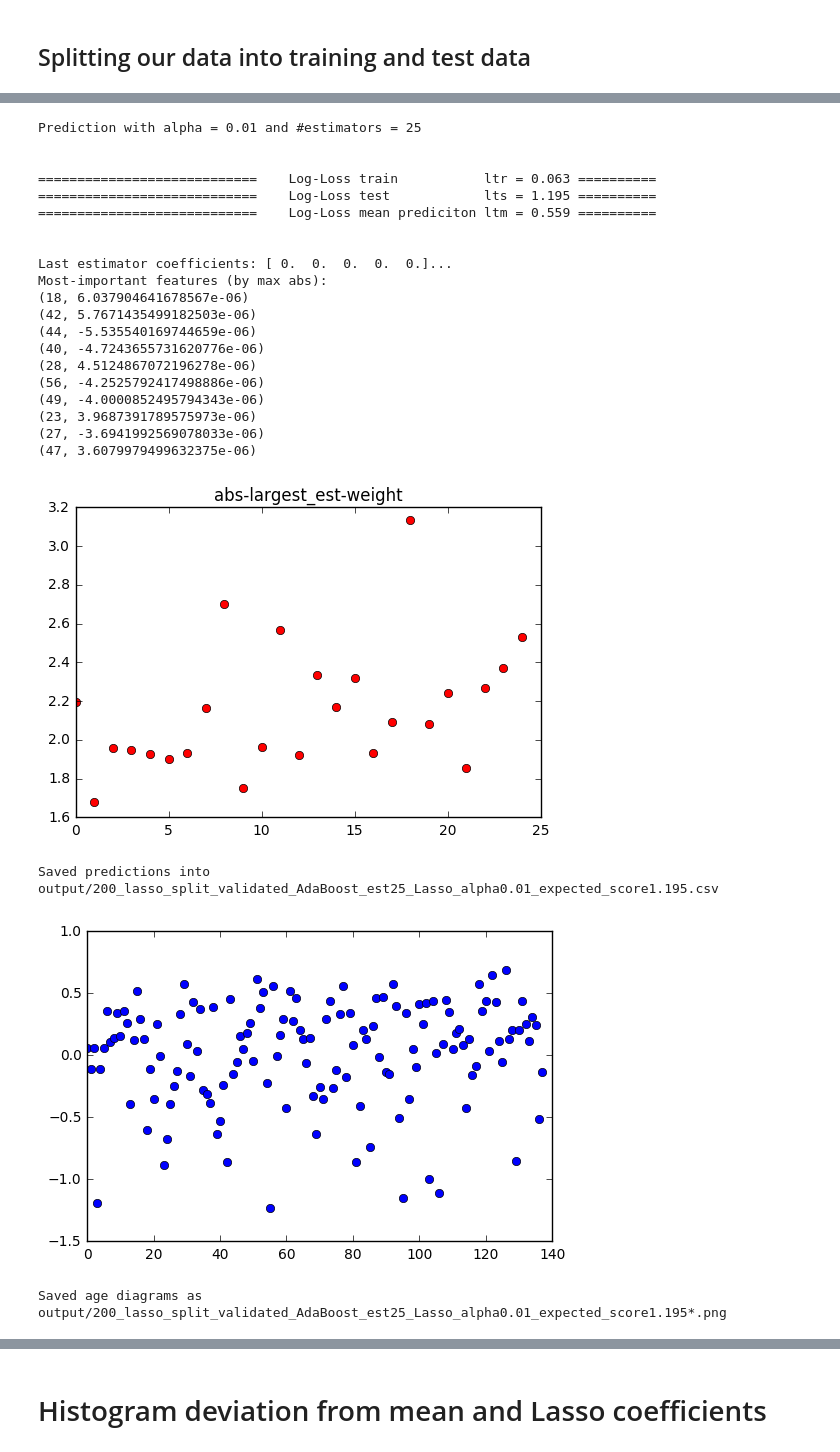
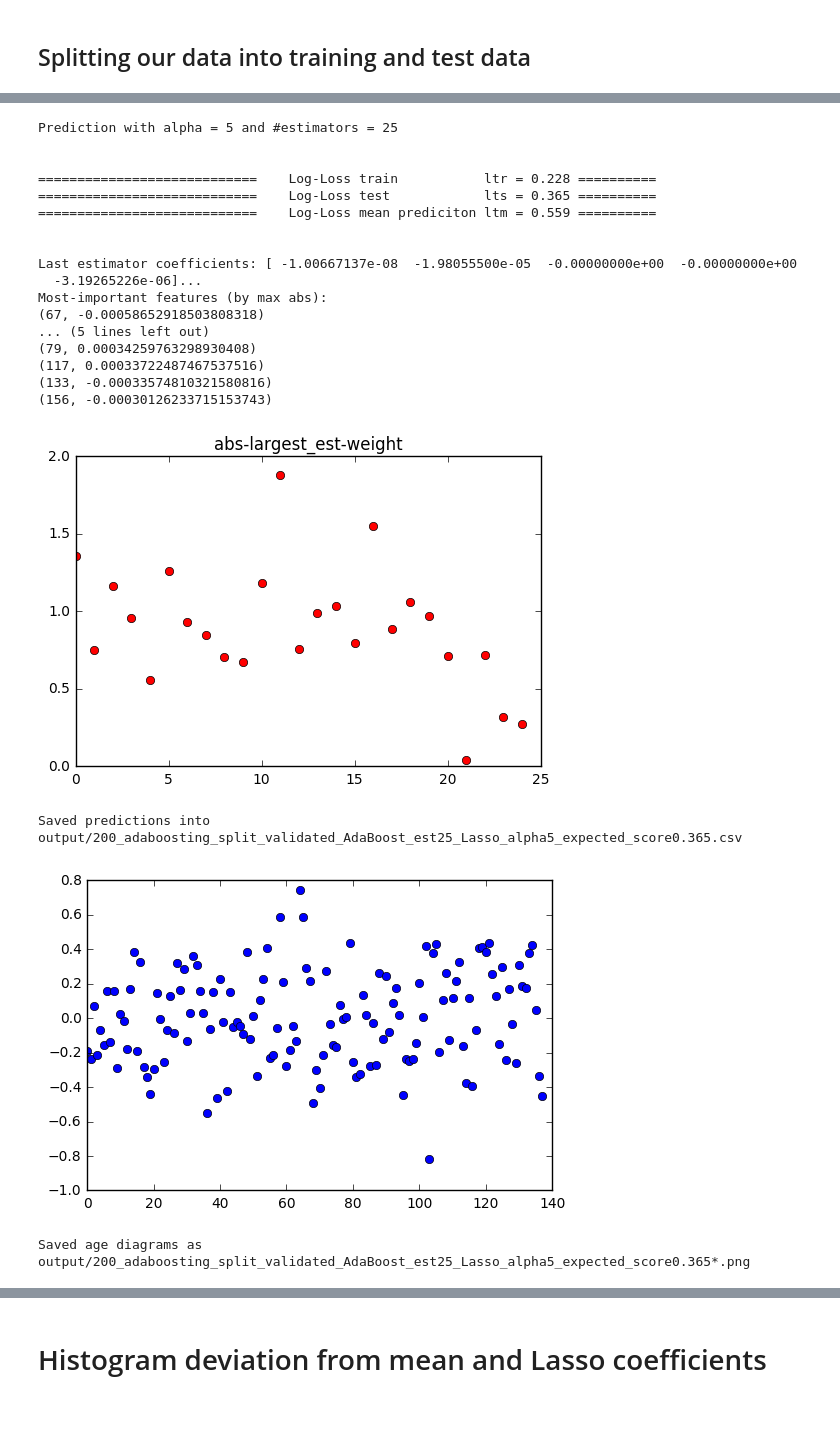
Before and after one commit to GollyTicker/orel-ml, a Jupyter notebook: validated-Statistics-Percentile-Hists.ipynb, the cells around one changed output, grey strips where cells are left out. Drawn from its saved outputs; the diff is of its cells as text; code cells hidden in the pictures; blank space fills up the shorter version.

```diff
--- a/validated-Statistics-Percentile-Hists.ipynb
+++ b/validated-Statistics-Percentile-Hists.ipynb
@@ -51,29 +47,25 @@ x = None
 x_t = None
 # %%
 space = 200 # 200 # 50 is smooth, 200 is a bit more noisy
-nPercentiles = 20
-margAxis = "X"
-nMarginals = mriX # marginalize along x-axis
-bStat = 7
-bins = np.linspace(1,1900,space)
-sbins = bins[:-1]+(bins[1]-bins[0])/2.0#bins used to plot the data
-iMarginals = bStat + nPercentiles
-iHist = iMarginals + nMarginals
-ds = iHist + space-1 # sum,sum2,sum3,avg,var,mode, numper of percentiles and histogram
 
-name = "output/"+str(space)+"_lasso_split_validated"
+name = "output/"+str(space)+"_adaboosting_split_validated"
 #fname = "mean_std_hist120_scale1.npy"
 #fname = "mean_std_hist500_scale1.npy"
 fname = "statistics_diff_hist" + str(space) + ".npy"
 fnameMeanHist = "mean_hist" + str(space) + ".npy"
-fnameMeanMarginals = "mean_marginals_"+str(margAxis)+".npy"
 
 xa = np.load(fname)
 x = xa[0:n_max,:]
 x_t = xa[n_max:,:]
+nPercentiles = 20
+bStat = 7
+bins = np.linspace(1,1900,space)
+sbins = bins[:-1]+(bins[1]-bins[0])/2.0#bins used to plot the data
+ds = bStat + nPercentiles + space-1 # sum,sum2,sum3,avg,var,mode, numper of percentiles and histogram
+iHist = bStat + nPercentiles
 
 # plotting util
-def plot3D(matrix,age,health,save_as=None,small=True,showbins=sbins):
+def plot3D(matrix,age,health,save_as=None,small=True):
   plt.clf()
   fig = plt.figure()
   if small is not True:
@@ -81,8 +73,8 @@ def plot3D(matrix,age,health,save_as=None,small=True,showbins=sbins):
   ax = fig.gca(projection='3d')
   for i in range(0,len(matrix)):
       Z = matrix[i] # Nvoxels
-      Y = showbins# intensity
-      X = showbins*0+age[i] # age
+      Y = sbins# intensity
+      X = sbins*0+age[i] # age
       c = pred_to_rgb(health[i])
       ax.plot(X,Y,zs=Z,linewidth=0.3,color=c)
   ax.set_xlabel("age")
@@ -470,29 +454,26 @@ def savePrediction():
     savedFilename = saveCSV(map(cap,y_t_pp),prefix)
     print("Saved predictions into %s" % savedFilename)
 # %%
-doStuff(al=0.01,n_est=25,max_depth=2,msplit=70)
+doStuff(al=5,n_est=25,max_depth=2,msplit=70)
 # %% [output]
-Prediction with alpha = 0.01 and #estimators = 25
+Prediction with alpha = 5 and #estimators = 25
 
 
-============================    Log-Loss train           ltr = 0.063 ==========
-============================    Log-Loss test            lts = 1.195 ==========
+============================    Log-Loss train           ltr = 0.228 ==========
+============================    Log-Loss test            lts = 0.365 ==========
 ============================    Log-Loss mean prediciton ltm = 0.559 ==========
 
 
-Last estimator coefficients: [ 0.  0.  0.  0.  0.]...
+Last estimator coefficients: [ -1.00667137e-08  -1.98055500e-05  -0.00000000e+00  -0.00000000e+00
+  -3.19265226e-06]...
 Most-important features (by max abs):
-(18, 6.037904641678567e-06)
-(42, 5.7671435499182503e-06)
-(44, -5.535540169744659e-06)
-(40, -4.7243655731620776e-06)
-(28, 4.5124867072196278e-06)
-(56, -4.2525792417498886e-06)
-(49, -4.0000852495794343e-06)
-(23, 3.9687391789575973e-06)
-(27, -3.6941992569078033e-06)
-(47, 3.6079979499632375e-06)
+(67, -0.00058652918503808318)
+... (5 lines left out)
+(79, 0.00034259763298930408)
+(117, 0.00033722487467537516)
+(133, -0.00033574810321580816)
+(156, -0.00030126233715153743)
-[figure, old version]
+[figure, new version]
-Saved predictions into output/200_lasso_split_validated_AdaBoost_est25_Lasso_alpha0.01_expected_score1.195.csv
+Saved predictions into output/200_adaboosting_split_validated_AdaBoost_est25_Lasso_alpha5_expected_score0.365.csv
-[figure, old version]
+[figure, new version]
-Saved age diagrams as output/200_lasso_split_validated_AdaBoost_est25_Lasso_alpha0.01_expected_score1.195*.png
+Saved age diagrams as output/200_adaboosting_split_validated_AdaBoost_est25_Lasso_alpha5_expected_score0.365*.png
```
Also changed, not shown: parts of 11 cells of this notebook, 2 other files.
